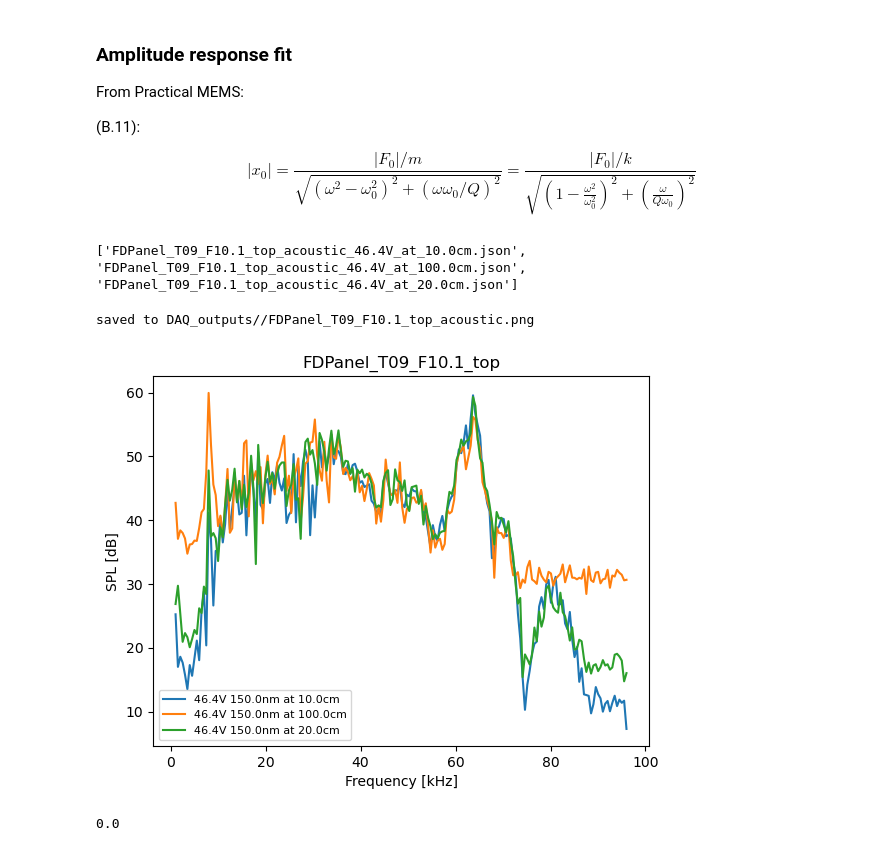
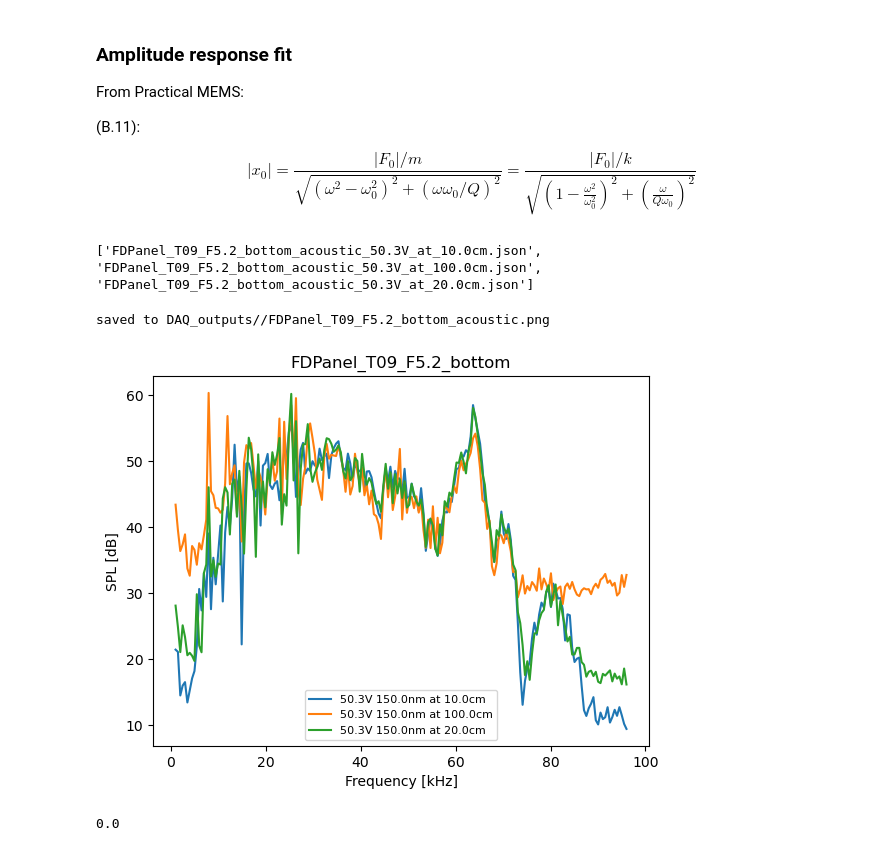
Before and after one commit to daguiam/polytec_nidaq_characterization_setup, a Jupyter notebook: Analyze_Acoustic_DAQ_data.ipynb, the cells around one changed output. Cells and saved outputs as stored; diff of their text form; code cells hidden in the pictures.

```diff
--- a/Analyze_Acoustic_DAQ_data.ipynb
+++ b/Analyze_Acoustic_DAQ_data.ipynb
@@ -165,16 +165,12 @@ def fit_amplitude_response(w, F0, k, w0, Q):
 
 # popt, pcov = curve_fit(func, xdata, ydata)
 # %%
-from scipy.optimize import curve_fit
-
-def fit_amplitude_response(w, F0, k, w0, Q):
-    return np.abs(F0)/k/(np.sqrt( np.power(1-np.power(w/w0,2),2) + np.power(w/(Q*w0),2) ))
 
 
 data_path = 'DAQ_outputs//'
 
 file_prefix = "FDPanel_T09_F10.1_top_acoustic"
-# file_prefix = "FDPanel_T09_F5.2_bottom"
+file_prefix = "FDPanel_T09_F5.2_bottom"
 # file_prefix = "FDPanel_T09_F5.2_top"
 
 
@@ -206,7 +202,7 @@ for file in files:
     # label = '%0.1fV %0.1fnm, k=%d, $\omega_0$=%0.1fkHz Q=%0.2f'%(actuation_max_voltage, actuation_max_displacement/1e-9, new_k, w0/1e3, Q)
     # label = '%0.1fV, k=%d, $\omega_0$=%0.1fkHz Q=%0.2f'%(actuation_max_voltage, new_k, w0/1e3, Q)
 
-    normalize_distances = True
+    normalize_distances = 1
     if normalize_distances:
 
         nominal_distance = 0.1
@@ -218,36 +214,46 @@ for file in files:
 
     plt.plot(frequencies/1e3, amplitude, label=label)
 
 
     if 'device_name' in data.keys():
         title = "%s"%(data['device_name'])
         plt.title(title)
         output_figname = data['device_name']+"_acoustic.png"
 plt.xlabel("Frequency [kHz]")
 plt.ylabel("SPL [dB]")
 plt.legend(fontsize=8)
 
 def spl_piston_model(f, U0, r, N_membranes=137, area=9.62e-8, rho_air=1.293, p0=20e-6):
 
     prms= np.sqrt(2)*rho_air* N_membranes*area*np.power(f,2)*U0/r
 
     return 20*np.log10(prms/p0)
 
 frequencies = np.linspace(0,100,100)*1e3
 displacement = 100e-9
 distance = 0.01
 spl_theo = spl_piston_model(frequencies, displacement,distance)
 
 # plt.plot(frequencies/1e3, spl_theo)
 
 
+if 0:
+    displacement = 100e-9
+    distance = 1
+    Pax = Pax_single_membrane(frequencies, distance, displacement)
+    P0_ref = 20e-6
+    N = 137
+    SPL_Pax = 20*np.log10(Pax/P0_ref) + 20*np.log10(N)
+
+    plt.plot(frequencies/1e3, SPL_Pax, label='Theoretical at')
+
 outfilename = os.path.join(data_path, output_figname)
 plt.savefig(outfilename, dpi=300)
 print("saved to", outfilename)
 # %% [output]
-['FDPanel_T09_F10.1_top_acoustic_46.4V_at_10.0cm.json', 'FDPanel_T09_F10.1_top_acoustic_46.4V_at_100.0cm.json', 'FDPanel_T09_F10.1_top_acoustic_46.4V_at_20.0cm.json']
+['FDPanel_T09_F5.2_bottom_acoustic_50.3V_at_10.0cm.json', 'FDPanel_T09_F5.2_bottom_acoustic_50.3V_at_100.0cm.json', 'FDPanel_T09_F5.2_bottom_acoustic_50.3V_at_20.0cm.json']
-saved to DAQ_outputs//FDPanel_T09_F10.1_top_acoustic.png
+saved to DAQ_outputs//FDPanel_T09_F5.2_bottom_acoustic.png
-[figure, old version]
+[figure, new version]
 # %%
 np.log10(1)
 # %% [output]
```
Also changed, not shown: parts of 5 cells of this notebook, 1 other file.
